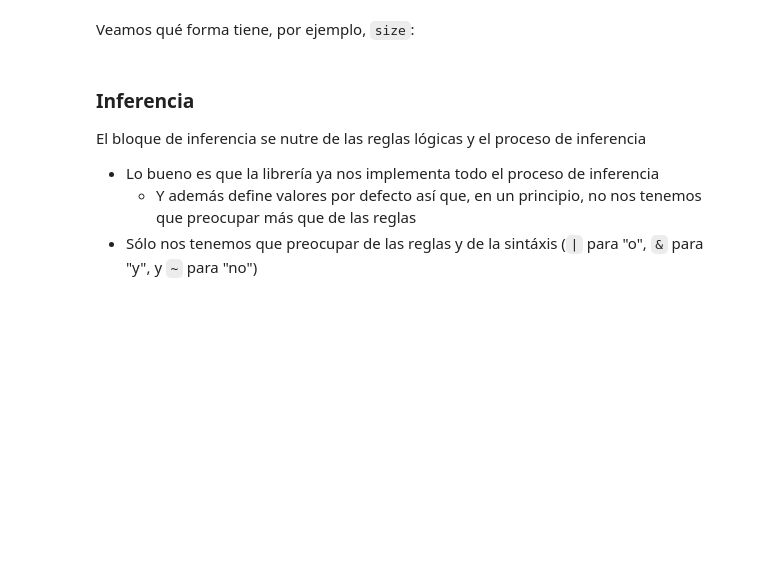
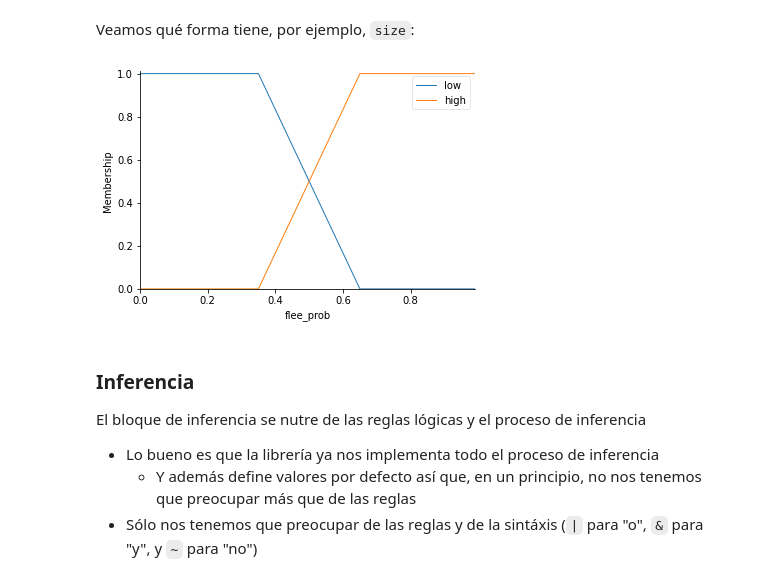
Before and after one commit to blazaid/Talks---Controladores-borrosos, a Jupyter notebook: Aplicando lógica borrosa a batallas de ejércitos.ipynb, the cells around one changed output. Saved outputs shown, nothing was run; the diff lists cells and outputs as text; code cells hidden in the pictures; blank space fills up the shorter version.

```diff
--- a/Aplicando lógica borrosa a batallas de ejércitos.ipynb
+++ b/Aplicando lógica borrosa a batallas de ejércitos.ipynb
@@ -88,6 +89,7 @@ size = ctrl.Antecedent(np.arange(-100, 100, 1), 'size')
 morale = ctrl.Antecedent(np.arange(0, 100, 1), 'morale')
 attack = ctrl.Antecedent(np.arange(0, 100, 1), 'attack')
 defense = ctrl.Antecedent(np.arange(0, 100, 1), 'defense')
+fatigue = ctrl.Antecedent(np.arange(0, 100, 1), 'fatigue')
 flee_prob = ctrl.Consequent(np.arange(0, 1, 0.01), 'flee_prob')
 
 names = 'low', 'average', 'high'
@@ -95,7 +97,9 @@ size.automf(names=names)
 morale.automf(names=[names[0], names[-1]])
 attack.automf(names=names)
 defense.automf(names=names)
-flee_prob.automf(names=[names[0], names[-1]])
+fatigue.automf(names=names)
+flee_prob['low'] = fuzz.trapmf(flee_prob.universe, [0, 0, 0.35, 0.65])
+flee_prob['high'] = fuzz.trapmf(flee_prob.universe, [0.35, 0.65, 1, 1])
 # %% [markdown]
 Podríamos crear cada una de las variables de pertenencia como, por ejemplo:
 
@@ -109,7 +113,9 @@ Pero para mayor sencillez los hemos calculado automáticamente
 # %% [markdown]
 Veamos qué forma tiene, por ejemplo, `size`:
 # %%
-a = size.view()
+a = flee_prob.view()
+# %% [output]
+[figure, added]
 # %% [markdown]
 ### Inferencia
 
```
Also changed, not shown: parts of 5 cells of this notebook, 5 other files.
